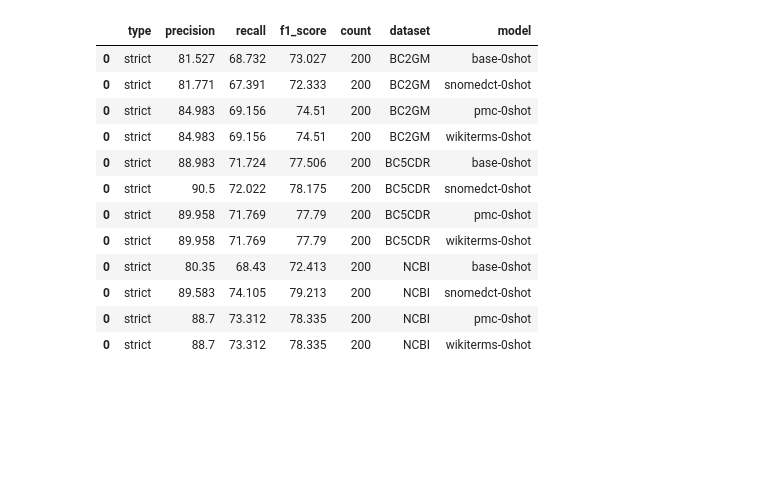
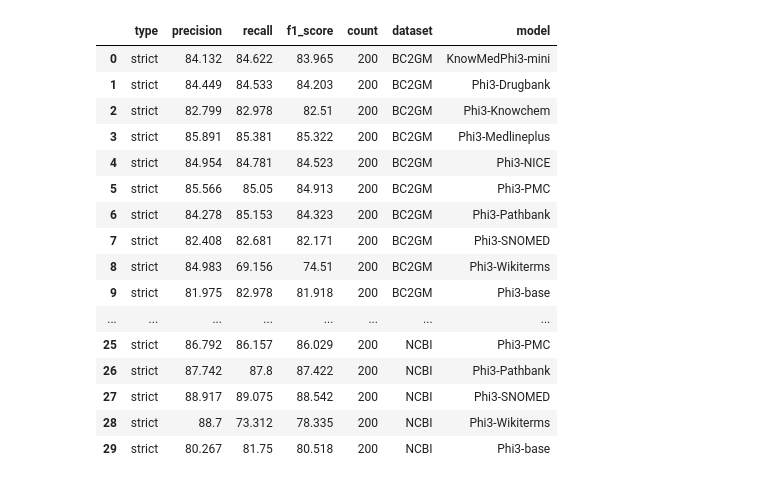
Before and after one commit to qnn122/KnowlabLLM-NER, a Jupyter notebook: notebooks/agg_results.ipynb, the cells around one changed output. Saved outputs shown, nothing was run; the diff lists cells and outputs as text; code cells hidden in the pictures; blank space fills up the shorter version.

```diff
--- a/notebooks/agg_results.ipynb
+++ b/notebooks/agg_results.ipynb
@@ -14,3 +1,42 @@ folders = {
+# %%
+import os
+import pandas as pd
+
+
+root = '../results'
+
+# folders = {
+#     'phi3-4k-base-0shot-samples-finetuned-api': 'base-0shot',
+#     'phi3-4k-snomedct-0shot-samples-finetuned-api': 'snomedct-0shot',
+#     'phi3-4k-pmc-0shot-samples-finetuned-api': 'pmc-0shot',
+#     'phi3-4k-wikiterms-0shot-samples-finetuned-api': 'wikiterms-0shot',
+# }
+
+folders = {
+    'phi3-4k-base-0shot-samples-finetuned': '_base-0shot',
+    'phi3-4k-snomedct-0shot-samples-finetuned': 'snomedct-0shot',
+    'phi3-4k-pmc-0shot-samples-finetuned': 'pmc-0shot',
+    'phi3-4k-wikiterms-0shot-samples-finetuned-api': 'wikiterms-0shot',
+    'phi3-4k-drugbank-0shot-samples-finetuned': 'drugbank-0shot',
+    'phi3-4k-knowchem-0shot-samples-finetuned': 'knowchem-0shot',
+    'phi3-4k-medlineplus-0shot-samples-finetuned': 'medlineplus-0shot',
+    'phi3-4k-nice-0shot-samples-finetuned': 'nice-0shot',
+    'phi3-4k-pathbank-0shot-samples-finetuned': 'pathbank-0shot',
+    'KnowMedPhi3-mini-0shot-samples-finetuned': 'KnowMedPhi3-mini-0shot',
+}
+
+folders = {
+    'phi3-4k-base-0shot-samples-finetuned': 'Phi3-base',
+    'phi3-4k-snomedct-0shot-samples-finetuned': 'Phi3-SNOMED',
+    'phi3-4k-pmc-0shot-samples-finetuned': 'Phi3-PMC',
+    'phi3-4k-wikiterms-0shot-samples-finetuned-api': 'Phi3-Wikiterms',
+    'phi3-4k-drugbank-0shot-samples-finetuned': 'Phi3-Drugbank',
+    'phi3-4k-knowchem-0shot-samples-finetuned': 'Phi3-Knowchem',
+    'phi3-4k-medlineplus-0shot-samples-finetuned': 'Phi3-Medlineplus',
+    'phi3-4k-nice-0shot-samples-finetuned': 'Phi3-NICE',
+    'phi3-4k-pathbank-0shot-samples-finetuned': 'Phi3-Pathbank',
+    'KnowMedPhi3-mini-0shot-samples-finetuned': 'KnowMedPhi3-mini',
+}
 # %%
 for k, v in folders.items():
     print(k)
@@ -151,19 +187,23 @@ df_out[df_out['type'] == 'strict']
 # %%
 # sort by dataset
-df_out[df_out['type'] == 'strict'].sort_values(by='dataset')
+df_out[df_out['type'] == 'strict'].sort_values(by=['dataset', 'model']).reset_index(drop=True)
 # %% [output]
 |  | type | precision | recall | f1_score | count | dataset | model |
-| 0 | strict | 81.527 | 68.732 | 73.027 | 200 | BC2GM | base-0shot |
-| 0 | strict | 81.771 | 67.391 | 72.333 | 200 | BC2GM | snomedct-0shot |
-| 0 | strict | 84.983 | 69.156 | 74.51 | 200 | BC2GM | pmc-0shot |
-| 0 | strict | 84.983 | 69.156 | 74.51 | 200 | BC2GM | wikiterms-0shot |
-| 0 | strict | 88.983 | 71.724 | 77.506 | 200 | BC5CDR | base-0shot |
-| 0 | strict | 90.5 | 72.022 | 78.175 | 200 | BC5CDR | snomedct-0shot |
-| 0 | strict | 89.958 | 71.769 | 77.79 | 200 | BC5CDR | pmc-0shot |
-| 0 | strict | 89.958 | 71.769 | 77.79 | 200 | BC5CDR | wikiterms-0shot |
-| 0 | strict | 80.35 | 68.43 | 72.413 | 200 | NCBI | base-0shot |
-| 0 | strict | 89.583 | 74.105 | 79.213 | 200 | NCBI | snomedct-0shot |
-| 0 | strict | 88.7 | 73.312 | 78.335 | 200 | NCBI | pmc-0shot |
-| 0 | strict | 88.7 | 73.312 | 78.335 | 200 | NCBI | wikiterms-0shot |
+| 0 | strict | 84.132 | 84.622 | 83.965 | 200 | BC2GM | KnowMedPhi3-mini |
+| 1 | strict | 84.449 | 84.533 | 84.203 | 200 | BC2GM | Phi3-Drugbank |
+| 2 | strict | 82.799 | 82.978 | 82.51 | 200 | BC2GM | Phi3-Knowchem |
+| 3 | strict | 85.891 | 85.381 | 85.322 | 200 | BC2GM | Phi3-Medlineplus |
+| 4 | strict | 84.954 | 84.781 | 84.523 | 200 | BC2GM | Phi3-NICE |
+| 5 | strict | 85.566 | 85.05 | 84.913 | 200 | BC2GM | Phi3-PMC |
+| 6 | strict | 84.278 | 85.153 | 84.323 | 200 | BC2GM | Phi3-Pathbank |
+| 7 | strict | 82.408 | 82.681 | 82.171 | 200 | BC2GM | Phi3-SNOMED |
+| 8 | strict | 84.983 | 69.156 | 74.51 | 200 | BC2GM | Phi3-Wikiterms |
+| 9 | strict | 81.975 | 82.978 | 81.918 | 200 | BC2GM | Phi3-base |
+| ... | ... | ... | ... | ... | ... | ... | ... |
+| 25 | strict | 86.792 | 86.157 | 86.029 | 200 | NCBI | Phi3-PMC |
+| 26 | strict | 87.742 | 87.8 | 87.422 | 200 | NCBI | Phi3-Pathbank |
+| 27 | strict | 88.917 | 89.075 | 88.542 | 200 | NCBI | Phi3-SNOMED |
+| 28 | strict | 88.7 | 73.312 | 78.335 | 200 | NCBI | Phi3-Wikiterms |
+| 29 | strict | 80.267 | 81.75 | 80.518 | 200 | NCBI | Phi3-base |
 # %%
 #  partial
```
Also changed, not shown: parts of 10 cells of this notebook, 10 other files.
